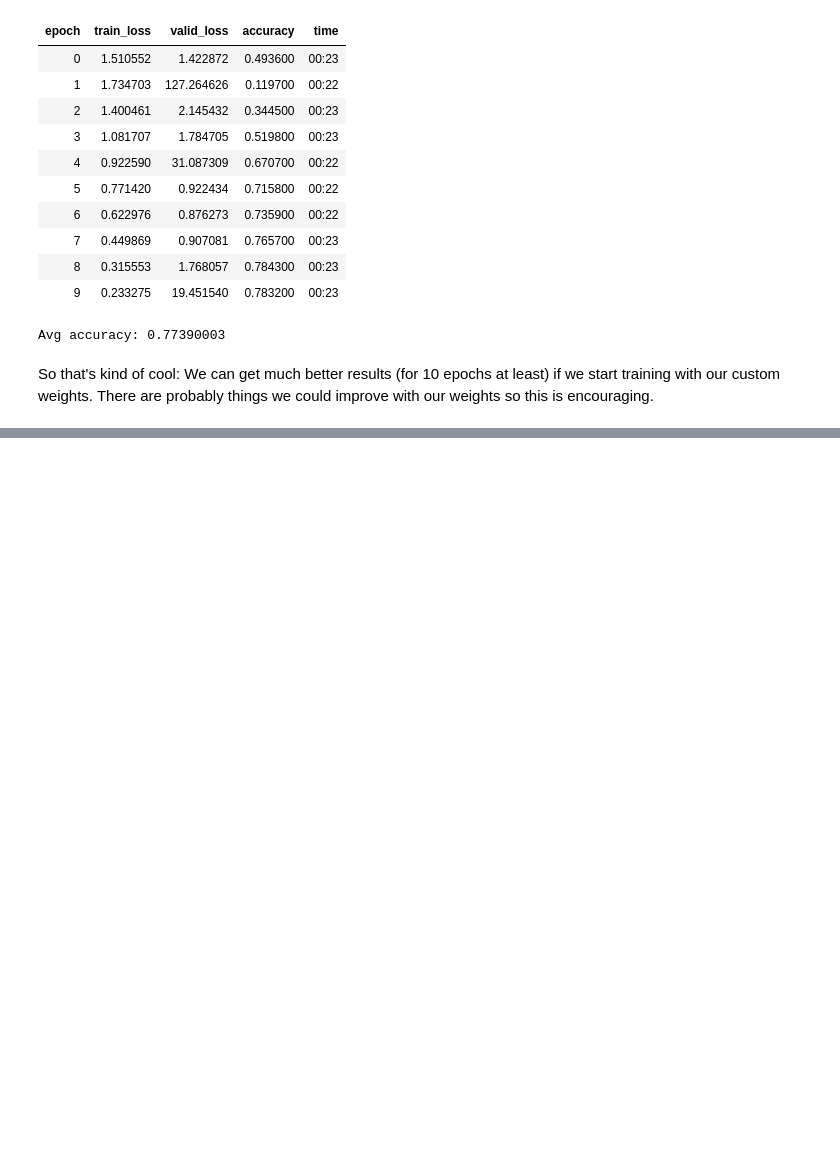
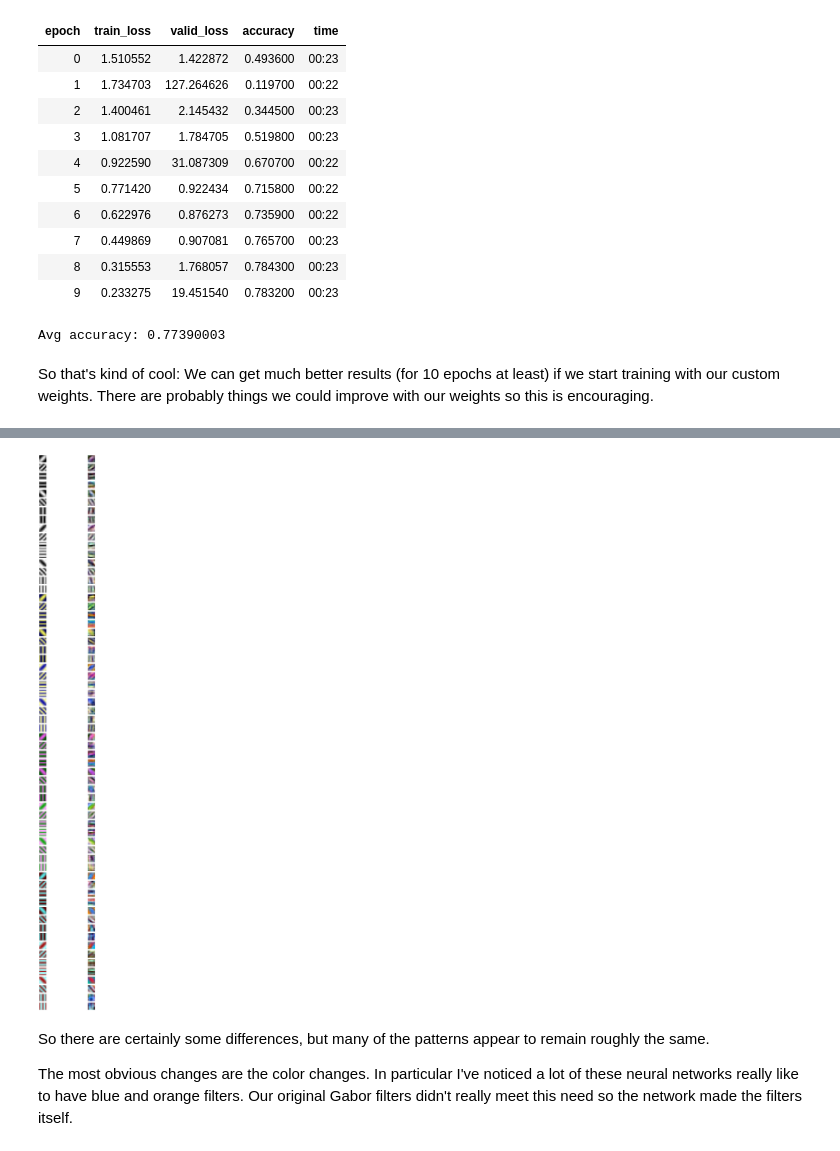
Before and after one commit to JoshVarty/BespokeConvFilters, a Jupyter notebook: 02_GaborFilters.ipynb, the cells around one changed output, grey strips where cells are left out. Saved outputs shown, nothing was run; the diff lists cells and outputs as text; code cells hidden in the pictures; blank space fills up the shorter version.

Commit message:
Compare before/after filters

```diff
--- a/02_GaborFilters.ipynb
+++ b/02_GaborFilters.ipynb
@@ -244,0 +250,8 @@ So that's kind of cool: We can get much better results (for 10 epochs at least)
+# %%
+data = ImageDataBunch.from_folder(path, valid='test', bs=128)
+learner = cnn_learner(data, models.resnet50, metrics=accuracy, pretrained=False)
+
+learner.model[0][0].weight.data = weights
+
+learner.unfreeze() # train whole network
+learner.fit_one_cycle(10, max_lr=1e-2)
@@ -244,0 +270,31 @@ So that's kind of cool: We can get much better results (for 10 epochs at least)
+# %%
+# Now we plot the before/after weights
+weights = get_weights()
+
+rows = 64
+cols = 2
+
+fig = plt.figure(figsize=(10, 64))
+
+for i in range(1, rows + 1):
+    index = (i - 1) * cols
+
+    original_filter = weights[i - 1].cpu().detach()
+    original_filter = (original_filter - original_filter.min())/(original_filter.max() - original_filter.min())
+
+    new_filter = learner.model[0][0].weight[i - 1].cpu().detach()
+    new_filter = (new_filter - new_filter.min())/(new_filter.max() - new_filter.min())
+
+    fig.add_subplot(rows, cols, index + 1)
+    plt.axis('off')
+    plt.imshow(original_filter.permute((1,2,0)))
+
+    fig.add_subplot(rows, cols, index + 2)
+    plt.axis('off')
+    plt.imshow(new_filter.permute((1,2,0)))
+# %% [output]
+[figure, added]
+# %% [markdown]
+So there are certainly some differences, but many of the patterns appear to remain roughly the same.
+
+The most obvious changes are the color changes. In particular I've noticed a lot of these neural networks really like to have blue and orange filters. Our original Gabor filters didn't really meet this need so the network made the filters itself.
```
Also changed, not shown: parts of 8 cells of this notebook.
